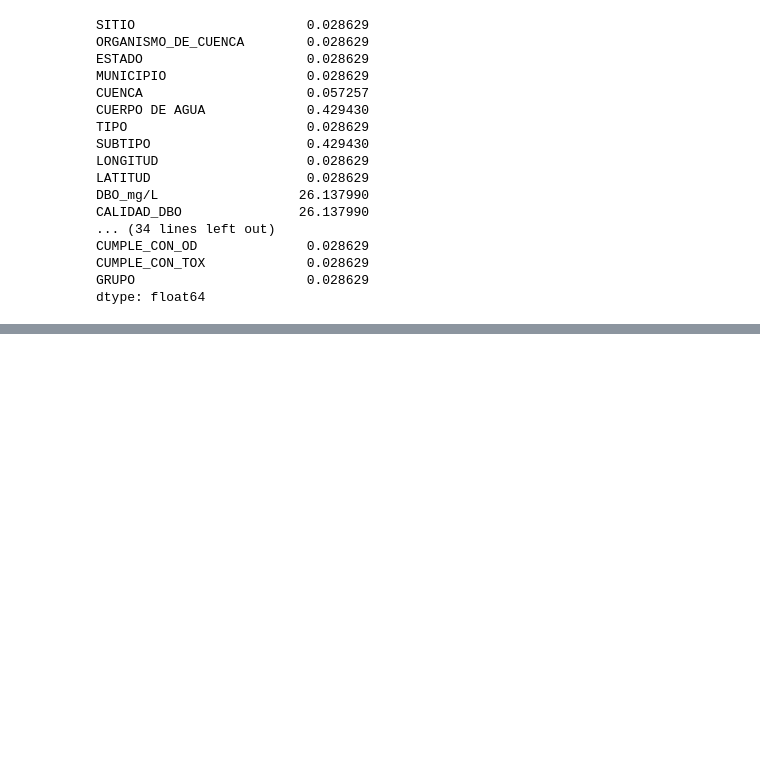
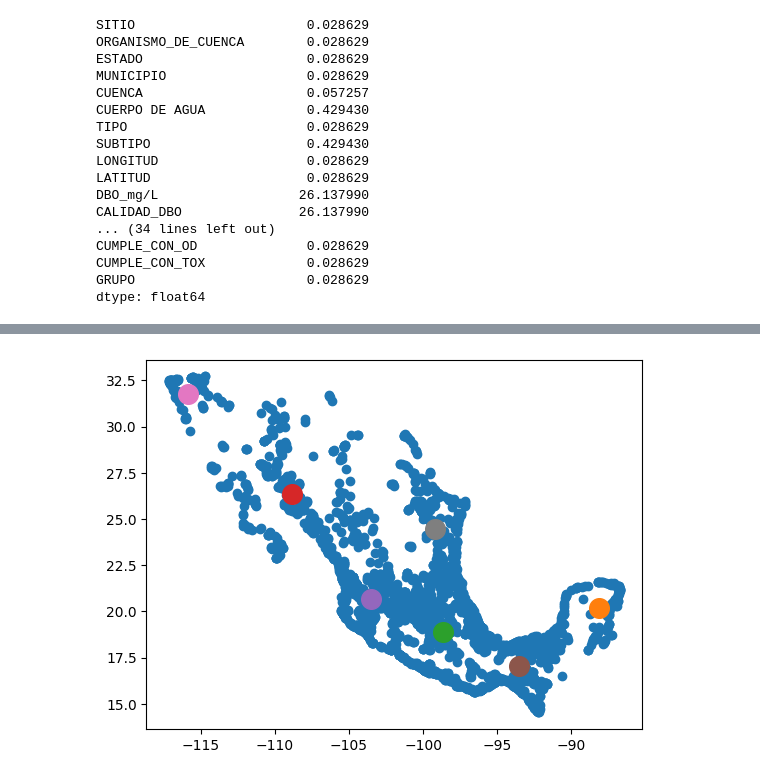
Before and after one commit to PosgradoMNA/Proyecto_equipo_160, a Jupyter notebook: Reto_aguas_superficie.ipynb, the cells around one changed output, grey strips where cells are left out. Saved outputs shown, nothing was run; the diff lists cells and outputs as text; code cells hidden in the pictures; blank space fills up the shorter version.

```diff
--- a/Reto_aguas_superficie.ipynb
+++ b/Reto_aguas_superficie.ipynb
@@ -203,0 +237,6 @@ memory usage: 1.3+ MB
+# %%
+# Optimal clusters
+kmodel = KMeans(n_clusters=7)
+kmodel.fit(df)
+centroids = kmodel.cluster_centers_
+centroids
@@ -203,0 +251,7 @@ memory usage: 1.3+ MB
+# %%
+plt.scatter(df.LONGITUD, df.LATITUD)
+for i in range(len(centroids)):
+    plt.scatter(centroids[i][1],centroids[i][0], label = i, s= 200)
+plt.show()
+# %% [output]
+[figure, added]
```
Also changed, not shown: parts of 10 cells of this notebook.
